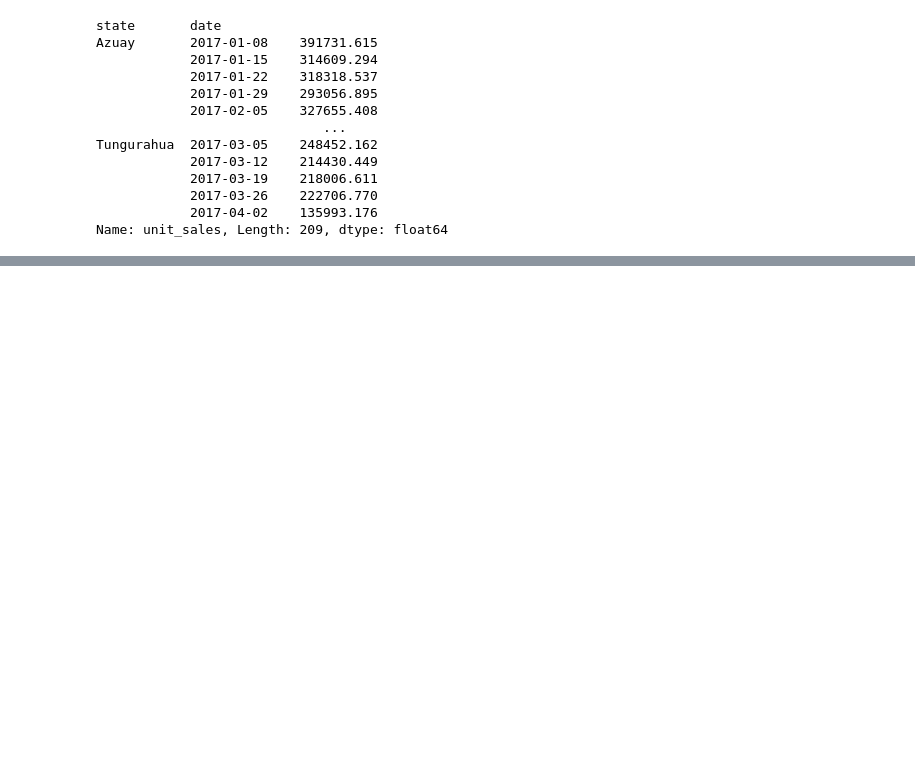
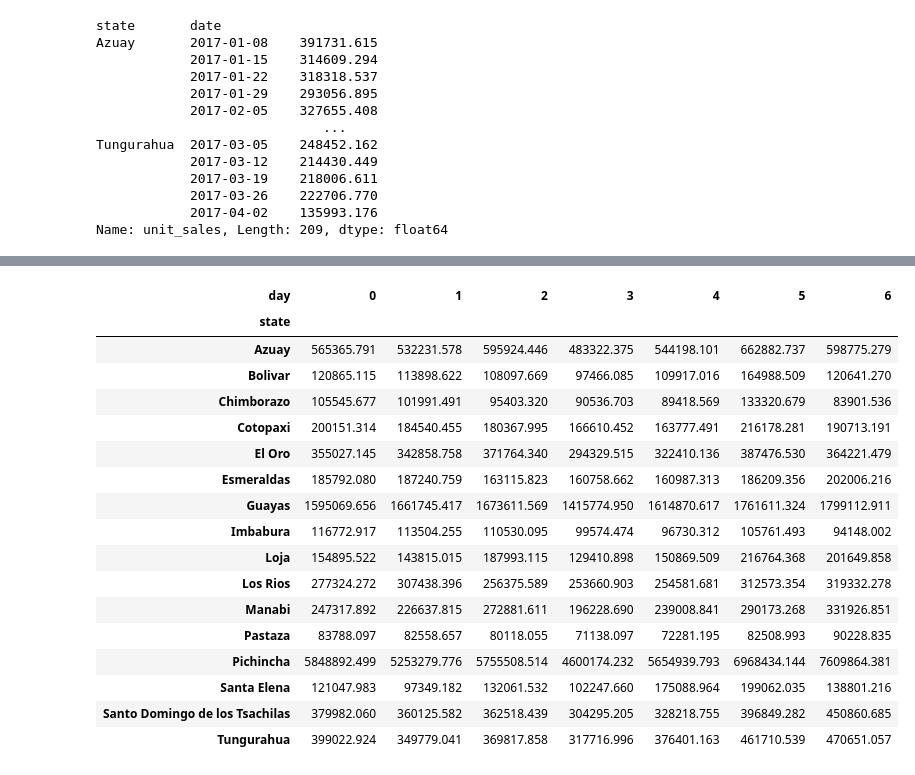
Before and after one commit to Alfreed0/DataScience, a Jupyter notebook: Notebooks/merging.ipynb, the cells around one changed output, grey strips where cells are left out. Saved outputs shown, nothing was run; the diff lists cells and outputs as text; code cells hidden in the pictures; blank space fills up the shorter version.

```diff
--- a/Notebooks/merging.ipynb
+++ b/Notebooks/merging.ipynb
@@ -374,0 +384,4 @@ Name: unit_sales, Length: 209, dtype: float64
+# %%
+dfm['trx_mean'] = dfm.groupby('city')['unit_sales'].transform('mean') #transform applies the function to each element of the group
+# %%
+dfm['distancia'] = dfm['unit_sales'] - dfm['trx_mean']
@@ -374,0 +397,21 @@ Name: unit_sales, Length: 209, dtype: float64
+# %%
+pd.pivot_table(data=dfm, index='state', columns='day', values='unit_sales', aggfunc='sum')
+# %% [output]
+| day | 0 | 1 | 2 | 3 | 4 | 5 | 6 |
+| state |  |  |  |  |  |  |  |
+| Azuay | 565365.791 | 532231.578 | 595924.446 | 483322.375 | 544198.101 | 662882.737 | 598775.279 |
+| Bolivar | 120865.115 | 113898.622 | 108097.669 | 97466.085 | 109917.016 | 164988.509 | 120641.270 |
+| Chimborazo | 105545.677 | 101991.491 | 95403.320 | 90536.703 | 89418.569 | 133320.679 | 83901.536 |
+| Cotopaxi | 200151.314 | 184540.455 | 180367.995 | 166610.452 | 163777.491 | 216178.281 | 190713.191 |
+| El Oro | 355027.145 | 342858.758 | 371764.340 | 294329.515 | 322410.136 | 387476.530 | 364221.479 |
+| Esmeraldas | 185792.080 | 187240.759 | 163115.823 | 160758.662 | 160987.313 | 186209.356 | 202006.216 |
+| Guayas | 1595069.656 | 1661745.417 | 1673611.569 | 1415774.950 | 1614870.617 | 1761611.324 | 1799112.911 |
+| Imbabura | 116772.917 | 113504.255 | 110530.095 | 99574.474 | 96730.312 | 105761.493 | 94148.002 |
+| Loja | 154895.522 | 143815.015 | 187993.115 | 129410.898 | 150869.509 | 216764.368 | 201649.858 |
+| Los Rios | 277324.272 | 307438.396 | 256375.589 | 253660.903 | 254581.681 | 312573.354 | 319332.278 |
+| Manabi | 247317.892 | 226637.815 | 272881.611 | 196228.690 | 239008.841 | 290173.268 | 331926.851 |
+| Pastaza | 83788.097 | 82558.657 | 80118.055 | 71138.097 | 72281.195 | 82508.993 | 90228.835 |
+| Pichincha | 5848892.499 | 5253279.776 | 5755508.514 | 4600174.232 | 5654939.793 | 6968434.144 | 7609864.381 |
+| Santa Elena | 121047.983 | 97349.182 | 132061.532 | 102247.660 | 175088.964 | 199062.035 | 138801.216 |
+| Santo Domingo de los Tsachilas | 379982.060 | 360125.582 | 362518.439 | 304295.205 | 328218.755 | 396849.282 | 450860.685 |
+| Tungurahua | 399022.924 | 349779.041 | 369817.858 | 317716.996 | 376401.163 | 461710.539 | 470651.057 |
```
Also changed, not shown: parts of 2 cells of this notebook, 5 other files.
